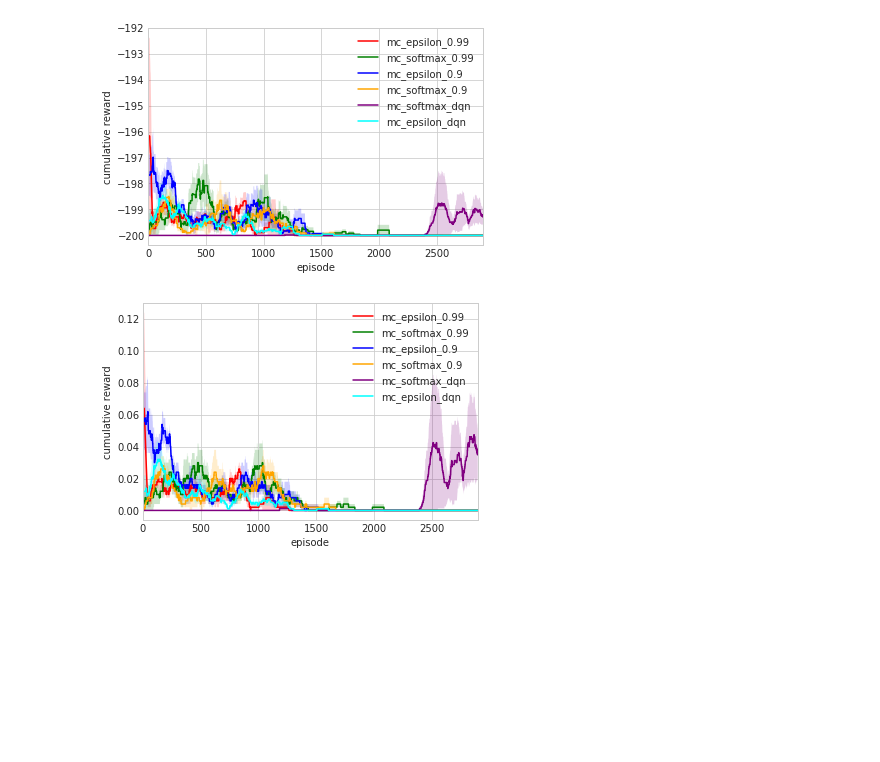
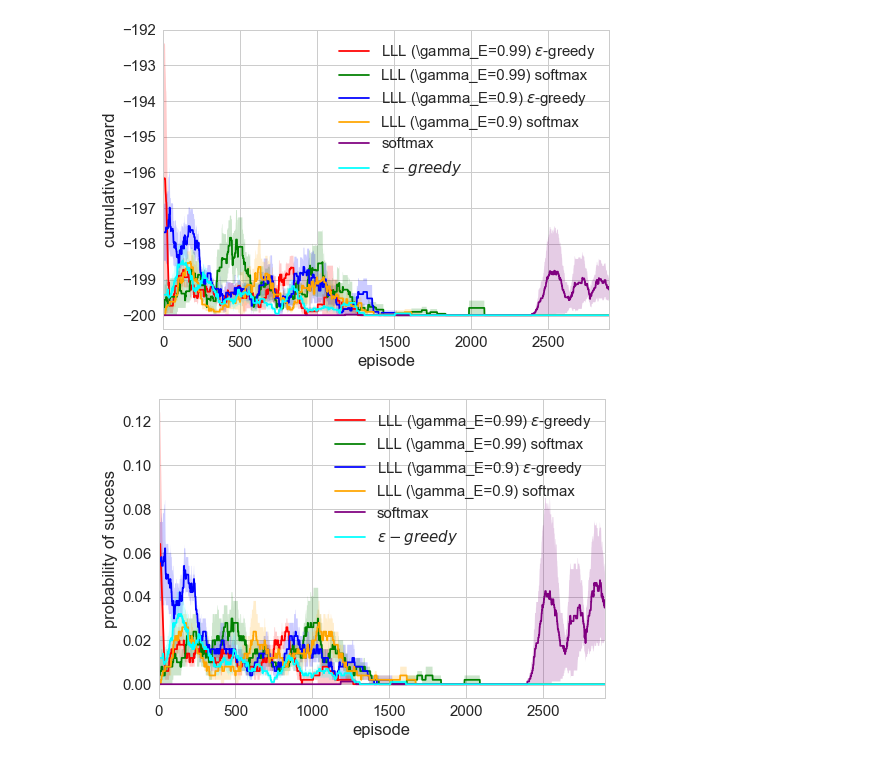
Before and after one commit to nathanwang000/deep_exploration_with_E_network, a Jupyter notebook: plot.ipynb, the cells around one changed output. Drawn from its saved outputs; the diff is of its cells as text; code cells hidden in the pictures; blank space fills up the shorter version.

```diff
--- a/plot.ipynb
+++ b/plot.ipynb
@@ -25,42 +25,48 @@ def combined_reward(logdirs, num_limit=2500,
     smoothing_f = running_prob if prob else running_mean
     ylabel = "success probability" if prob else "cumulative rewards"
     for i, logdir in enumerate(logdirs):
         mode = 'dqn' if 'dqn' in logdir else 'dora'
+        ylabel = 'probability of success' if prob else 'cumulative reward'
         data = []
         for fn in os.listdir(logdir):
             if not fn.startswith(mode):
                 continue
             rewards = joblib.load(os.path.join(logdir, fn))
             rewards = smoothing_f(rewards, smooth)
             if len(rewards) < num_limit: continue
             data.append(rewards)
 
         # align by the min amount
         min_len = min([len(d) for d in data])
         data = [d[:min_len] for d in data]
         data = np.vstack(data)
 
-        label = '{}'.format(logdir)
+        if 'dqn' in logdir:
+            label = 'softmax' if 'softmax' in logdir else r'$\epsilon-greedy$'
+        else:
+            label = 'LLL (\gamma_E={}) '.format(logdir.split('_')[-1])
+            label += 'softmax' if 'softmax' in logdir else r'$\epsilon$-greedy'
+
         sns.tsplot(data, condition=label, color=colors[i % len(colors)])
     plt.xlabel('episode')
-    plt.ylabel('cumulative reward')
+    plt.ylabel(ylabel)
     plt.legend()
 
 logdirs = ['mc_epsilon_0.99', 'mc_softmax_0.99',
            'mc_epsilon_0.9', 'mc_softmax_0.9',
            'mc_softmax_dqn', 'mc_epsilon_dqn'
             ]
 combined_reward(logdirs, prob=False)
 plt.savefig('mountain_car_rewards.png')
 plt.show()
 # %% [output]
-[figure, old version]
+[figure, new version]
 # %%
 combined_reward(logdirs, prob=True)
 plt.savefig('mountain_car_prob.png')
 plt.show()
 # %% [output]
-[figure, old version]
+[figure, new version]
 # %%
 c = joblib.load('logs/counter_dora_default.pkl')
 # %%
```
Also changed, not shown: parts of 2 cells of this notebook.
